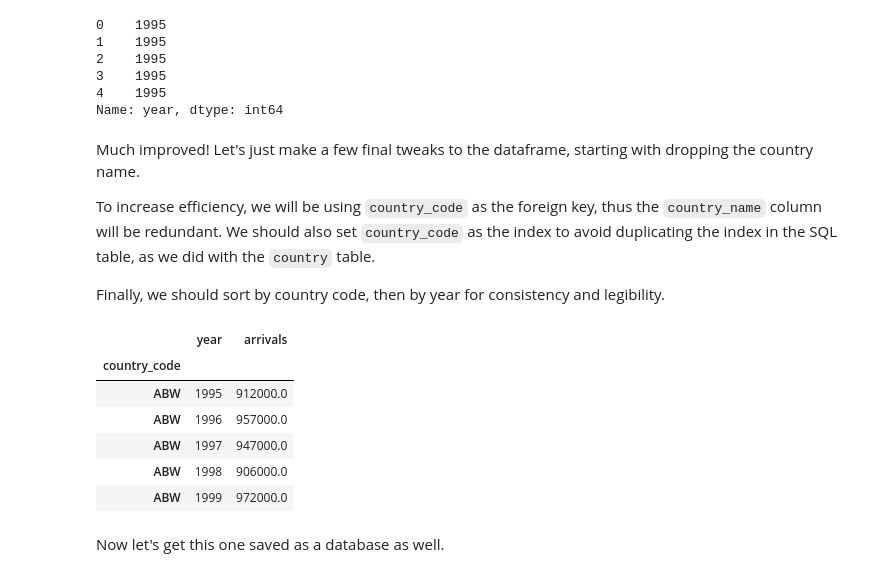
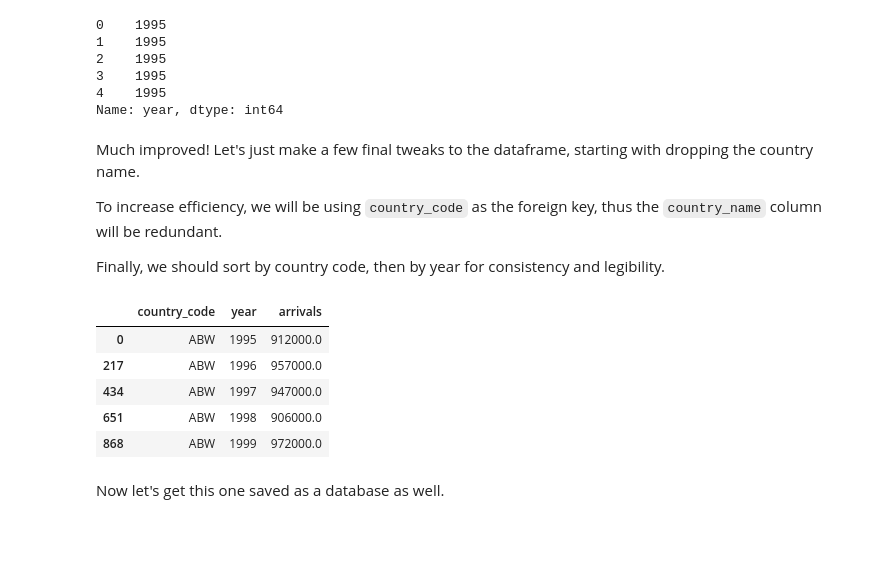
Before and after one commit to wlharr04/tourism-analysis, a Jupyter notebook: db-creation.ipynb, the cells around one changed output. Cells and saved outputs as stored; diff of their text form; code cells hidden in the pictures; blank space fills up the shorter version.

```diff
--- a/db-creation.ipynb
+++ b/db-creation.ipynb
@@ -122,7 +90,7 @@ The second table we should make is probably the most apparent set of data when d
 # %%
-df_arrivals = pd.read_csv('./data/raw-data/arrivals/API_ST.INT.ARVL_DS2_en_csv_v2_5994899.csv')
+df_arrivals = pd.read_csv('./data/raw-data/arrivals.csv').dropna(axis=1, how='all')
+df_arrivals.drop(axis=1, labels=['Indicator Name', 'Indicator Code'], inplace=True)
 
-df_arrivals.drop(axis=1, labels=['Indicator Name', 'Indicator Code', 'Unnamed: 67'], inplace=True)
 df_arrivals.rename(columns={'Country Name': 'country_name', 'Country Code': 'country_code'}, inplace=True)
 df_arrivals.head()
 # %% [output]
@@ -138,4 +103,0 @@ It looks like there are quite a few year columns with no entries whatsoever. Let
-# %%
-df_arrivals.dropna(axis=1, how='all', inplace=True)
-
-df_arrivals.head()
@@ -152,8 +103,0 @@ Let's also move the `country_code` column to the first row for consistency's sak
-# %%
-arrival_columns = df_arrivals.columns.to_list()
-
-arrival_columns[0] = 'country_code'
-arrival_columns[1] = 'country_name'
-
-df_arrivals = df_arrivals[arrival_columns]
-df_arrivals.head()
@@ -170,7 +106,7 @@ This also has those aggregate regions that are not needed, which we can do away
 # %%
-country_codes = df_country.index.to_list()
+country_codes = df_country['country_code'].to_list()
 
-df_arrivals = df_arrivals[df_arrivals.country_code.isin(country_codes)]
+df_arrivals = df_arrivals[df_arrivals['country_code'].isin(country_codes)]
 
 df_arrivals.head()
 # %% [output]
@@ -212,22 +148,20 @@ Name: year, dtype: int64
 # %% [markdown]
 Much improved! Let's just make a few final tweaks to the dataframe, starting with dropping the country name.
 
-To increase efficiency, we will be using `country_code` as the foreign key, thus the `country_name` column will be redundant. We should also set `country_code` as the index to avoid duplicating the index in the SQL table, as we did with the `country` table.
+To increase efficiency, we will be using `country_code` as the foreign key, thus the `country_name` column will be redundant.
 
 Finally, we should sort by country code, then by year for consistency and legibility.
 # %%
 df_arrivals.drop(columns=['country_name'], inplace=True)
-df_arrivals.set_index('country_code', drop=True, inplace=True)
 df_arrivals.sort_values(by=['country_code', 'year'], inplace=True)
 df_arrivals.head()
 # %% [output]
-|  | year | arrivals |
-| country_code |  |  |
-| ABW | 1995 | 912000.0 |
-| ABW | 1996 | 957000.0 |
-| ABW | 1997 | 947000.0 |
-| ABW | 1998 | 906000.0 |
-| ABW | 1999 | 972000.0 |
+|  | country_code | year | arrivals |
+| 0 | ABW | 1995 | 912000.0 |
+| 217 | ABW | 1996 | 957000.0 |
+| 434 | ABW | 1997 | 947000.0 |
+| 651 | ABW | 1998 | 906000.0 |
+| 868 | ABW | 1999 | 972000.0 |
 # %% [markdown]
 Now let's get this one saved as a database as well.
 # %%
```
Also changed, not shown: parts of 27 cells of this notebook, 28 other files.
